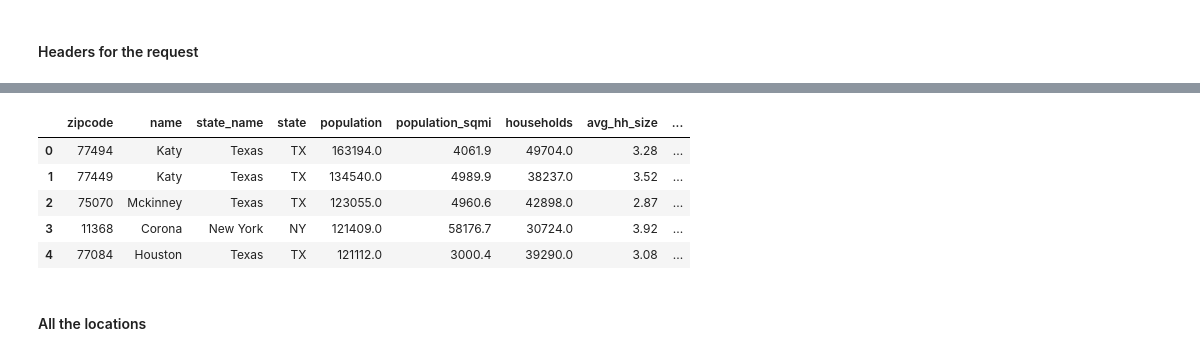
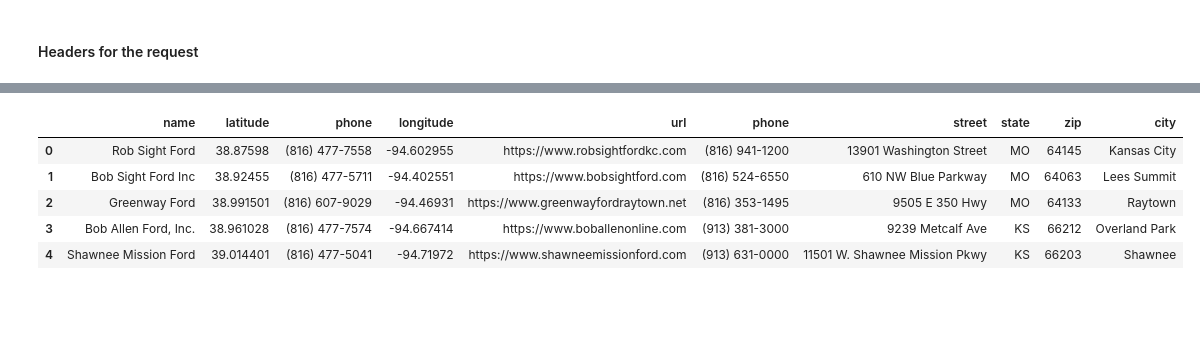
Before and after one commit to stiles/locations, a Jupyter notebook: _template/quick-test.ipynb, the cells around one changed output, grey strips where cells are left out. Cells and saved outputs as stored; diff of their text form; code cells hidden in the pictures; blank space fills up the shorter version.

```diff
--- a/_template/quick-test.ipynb
+++ b/_template/quick-test.ipynb
@@ -55,11 +67,40 @@ zipcodes_df = pd.concat([top, bottom])
+# %%
+src = pd.DataFrame(response.json()["Response"]["Dealer"])[
+    [
+        "Name",
+        "Address",
+        "Latitude",
+        "dlrcalltrk_lad",
+        "Longitude",
+        "URL",
+        "Phone",
+    ]
+]
+src.columns = src.columns.str.lower()
+# %%
+src[["Street2", "Street1", "State", "PostalCode", "Country", "City", "Street3"]] = (
+    pd.json_normalize(src["address"])
+)
+# %%
+df = (
+    src.drop(["address", "Street2", "Country", "Street3"], axis=1)
+    .rename(
+        columns={
+            "dlrcalltrk_lad": "phone",
+            "State": "state",
+            "Street1": "street",
+            "PostalCode": "zip",
+            "City": "city",
+        }
+    )
+    .copy()
+)
 # %%
-zipcodes_df.head()
+df.head()
 # %% [output]
-|  | zipcode | name | state_name | state | population | population_sqmi | households | avg_hh_size | ... |
-| 0 | 77494 | Katy | Texas | TX | 163194.0 | 4061.9 | 49704.0 | 3.28 | ... |
-| 1 | 77449 | Katy | Texas | TX | 134540.0 | 4989.9 | 38237.0 | 3.52 | ... |
-| 2 | 75070 | Mckinney | Texas | TX | 123055.0 | 4960.6 | 42898.0 | 2.87 | ... |
-| 3 | 11368 | Corona | New York | NY | 121409.0 | 58176.7 | 30724.0 | 3.92 | ... |
-| 4 | 77084 | Houston | Texas | TX | 121112.0 | 3000.4 | 39290.0 | 3.08 | ... |
+|  | name | latitude | phone | longitude | url | phone | street | state | zip | city |
+| 0 | Rob Sight Ford | 38.87598 | (816) 477-7558 | -94.602955 | https://www.robsightfordkc.com | (816) 941-1200 | 13901 Washington Street | MO | 64145 | Kansas City |
+| 1 | Bob Sight Ford Inc | 38.92455 | (816) 477-5711 | -94.402551 | https://www.bobsightford.com | (816) 524-6550 | 610 NW Blue Parkway | MO | 64063 | Lees Summit |
+| 2 | Greenway Ford | 38.991501 | (816) 607-9029 | -94.46931 | https://www.greenwayfordraytown.net | (816) 353-1495 | 9505 E 350 Hwy | MO | 64133 | Raytown |
+| 3 | Bob Allen Ford, Inc. | 38.961028 | (816) 477-7574 | -94.667414 | https://www.boballenonline.com | (913) 381-3000 | 9239 Metcalf Ave | KS | 66212 | Overland Park |
+| 4 | Shawnee Mission Ford | 39.014401 | (816) 477-5041 | -94.71972 | https://www.shawneemissionford.com | (913) 631-0000 | 11501 W. Shawnee Mission Pkwy | KS | 66203 | Shawnee |
-# %% [markdown]
-#### All the locations
```
Also changed, not shown: parts of 42 cells of this notebook, 6 other files.
